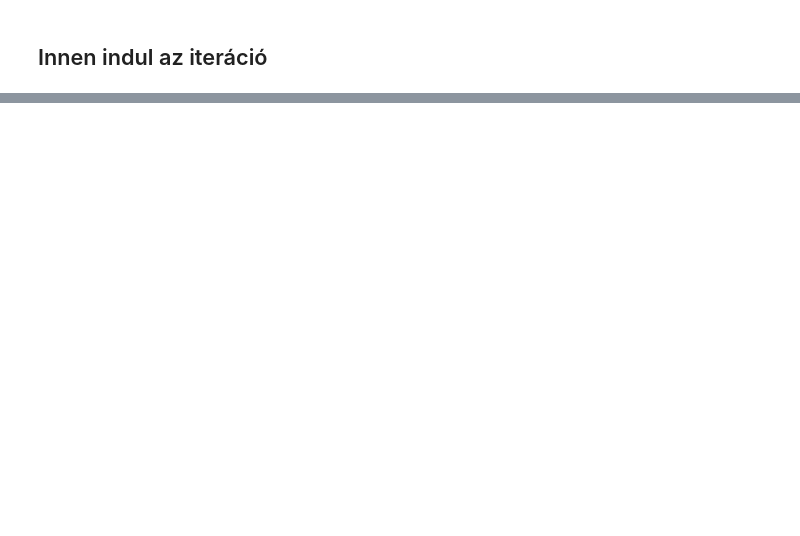
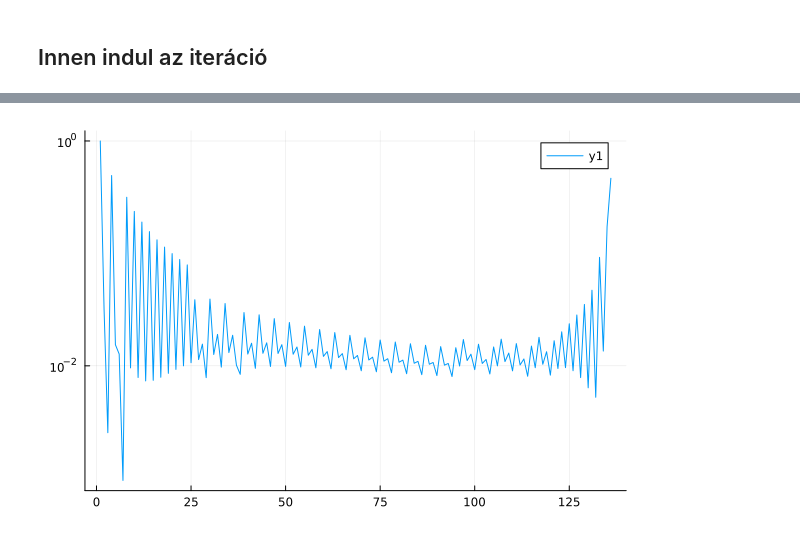
Before and after one commit to perebalazs/Oktatas, a Jupyter notebook: examples/internetre/Large-deformations_twist_energy_based_final.ipynb, the cells around one changed output, grey strips where cells are left out. Drawn from its saved outputs; the diff is of its cells as text; code cells hidden in the pictures; blank space fills up the shorter version.

```diff
--- a/examples/internetre/Large-deformations_twist_energy_based_final.ipynb
+++ b/examples/internetre/Large-deformations_twist_energy_based_final.ipynb
@@ -267 +291,5 @@ end
+# %%
+plot(ε, yscale=:log10)
+# %% [output]
+[figure, added]
 # %%
```
Also changed, not shown: parts of 19 cells of this notebook.
